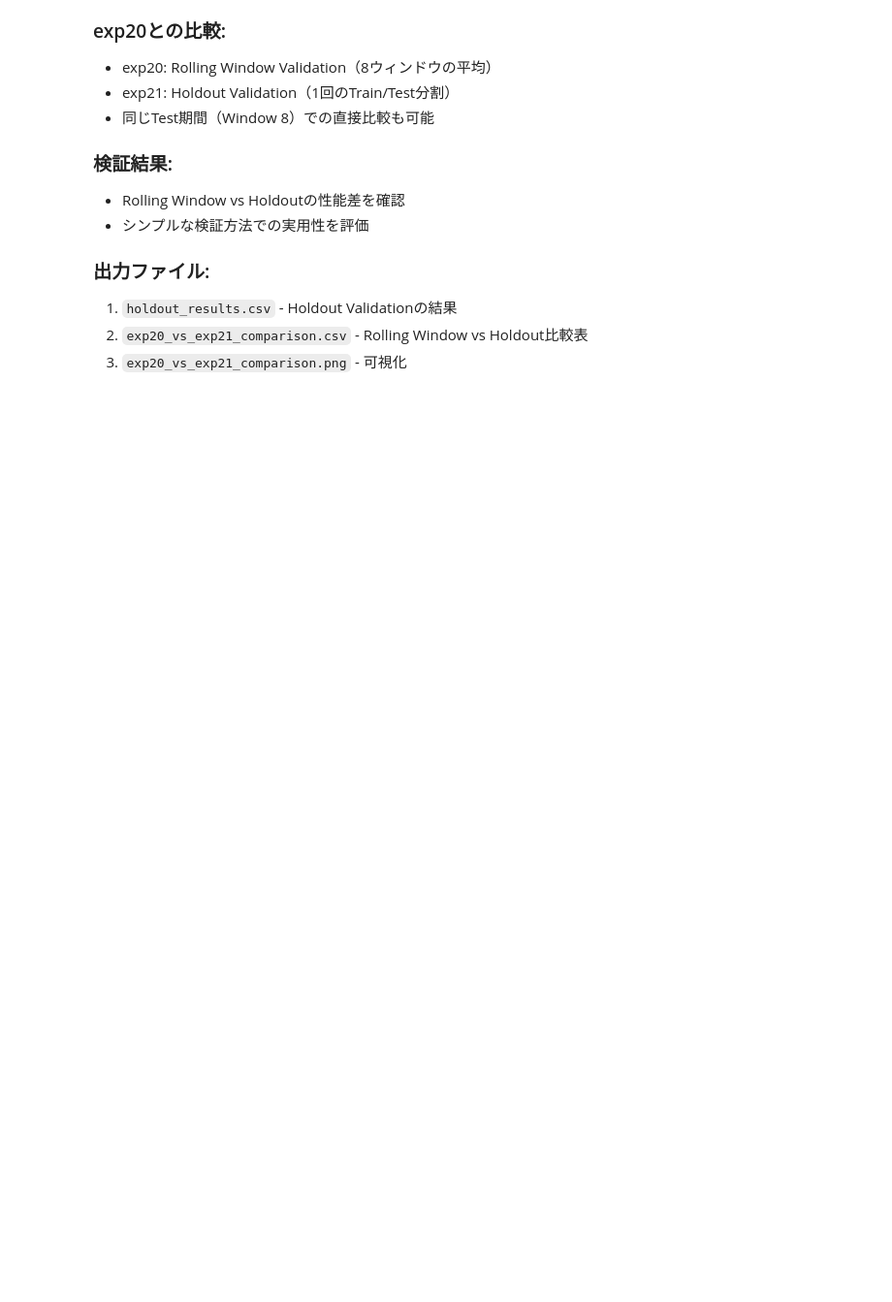
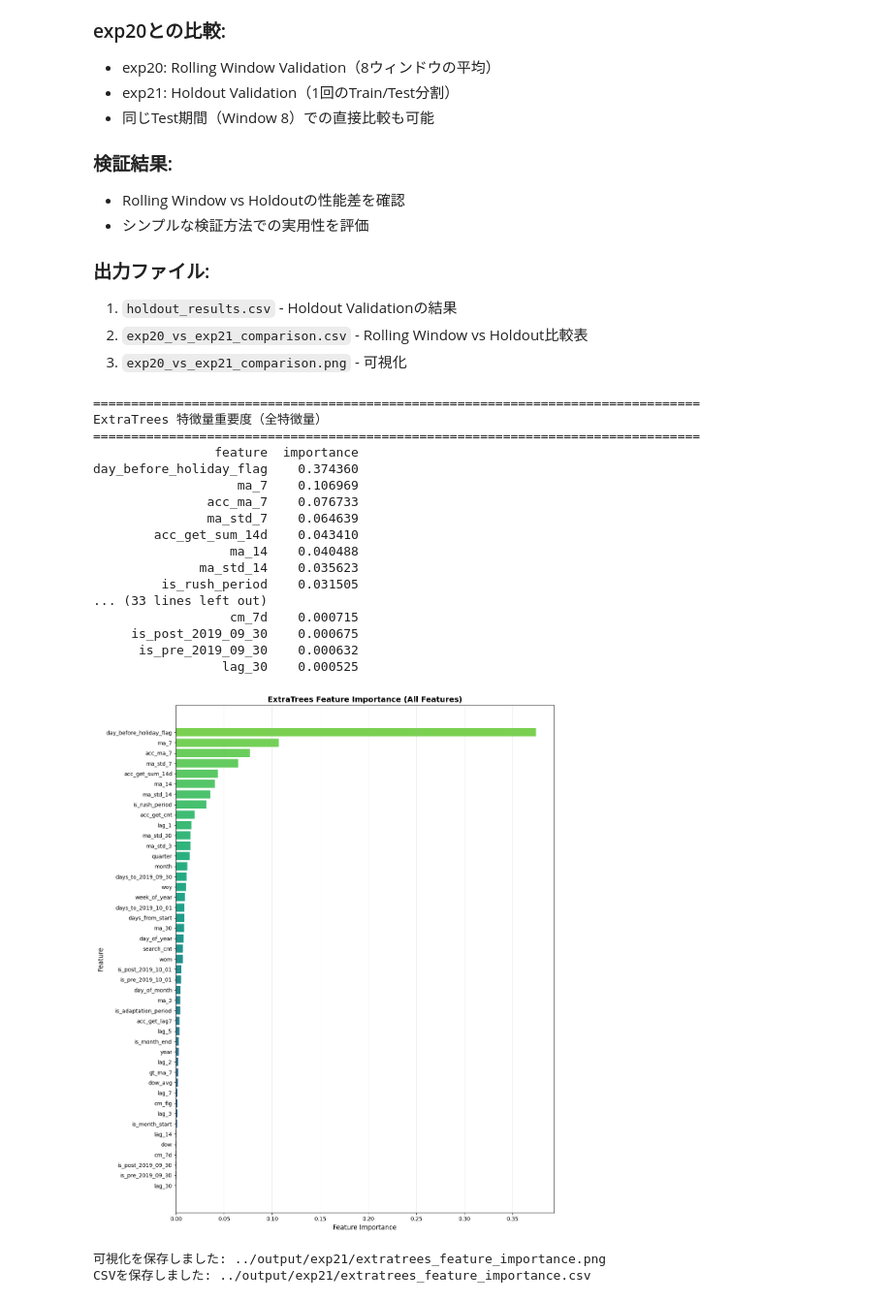
Before and after one commit to kobadaidesu/airregi-, a Jupyter notebook: kaggle-template/notebook/exp21.ipynb, the cells around one changed output. Shown at 97% size. Saved outputs shown, nothing was run; the diff lists cells and outputs as text; code cells hidden in the pictures; blank space fills up the shorter version.

```diff
--- a/kaggle-template/notebook/exp21.ipynb
+++ b/kaggle-template/notebook/exp21.ipynb
@@ -531,3 +626,69 @@ else:
 1. `holdout_results.csv` - Holdout Validationの結果
 2. `exp20_vs_exp21_comparison.csv` - Rolling Window vs Holdout比較表
 3. `exp20_vs_exp21_comparison.png` - 可視化
+# %%
+# ============================================================================
+# ExtraTreesの特徴量重要度分析
+# ============================================================================
+
+import matplotlib.pyplot as plt
+
+# 特徴量重要度を取得
+feature_importances = extra_model.feature_importances_
+
+# DataFrameにまとめる
+importance_df = pd.DataFrame({
+    'feature': feature_cols,
+    'importance': feature_importances
+}).sort_values('importance', ascending=False)
+
+# 全特徴量の重要度を表示
+print("=" * 80)
+print("ExtraTrees 特徴量重要度（全特徴量）")
+print("=" * 80)
+print(importance_df.to_string(index=False))
+
+# 可視化（全特徴量）
+fig, ax = plt.subplots(figsize=(12, 14))
+
+# 重要度順にソート（降順）
+importance_sorted = importance_df.sort_values('importance', ascending=True)
+
+colors = plt.cm.viridis(np.linspace(0.2, 0.8, len(importance_sorted)))
+
+ax.barh(importance_sorted['feature'], importance_sorted['importance'], color=colors)
+ax.set_xlabel('Feature Importance', fontsize=12)
+ax.set_ylabel('Feature', fontsize=12)
+ax.set_title('ExtraTrees Feature Importance (All Features)', fontsize=14, fontweight='bold')
+ax.grid(alpha=0.3, axis='x')
+
+plt.tight_layout()
+plt.savefig(f'{output_dir}/extratrees_feature_importance.png', dpi=300, bbox_inches='tight')
+plt.show()
+
+print(f"\n可視化を保存しました: {output_dir}/extratrees_feature_importance.png")
+
+# CSVにも保存
+importance_df.to_csv(f'{output_dir}/extratrees_feature_importance.csv', index=False)
+print(f"CSVを保存しました: {output_dir}/extratrees_feature_importance.csv")
+# %% [output]
+================================================================================
+ExtraTrees 特徴量重要度（全特徴量）
+================================================================================
+                feature  importance
+day_before_holiday_flag    0.374360
+                   ma_7    0.106969
+               acc_ma_7    0.076733
+               ma_std_7    0.064639
+        acc_get_sum_14d    0.043410
+                  ma_14    0.040488
+              ma_std_14    0.035623
+         is_rush_period    0.031505
+... (33 lines left out)
+                  cm_7d    0.000715
+     is_post_2019_09_30    0.000675
+      is_pre_2019_09_30    0.000632
+                 lag_30    0.000525
+[figure, added]
+可視化を保存しました: ../output/exp21/extratrees_feature_importance.png
+CSVを保存しました: ../output/exp21/extratrees_feature_importance.csv
```
Also changed, not shown: parts of 10 cells of this notebook, 32 other files.
